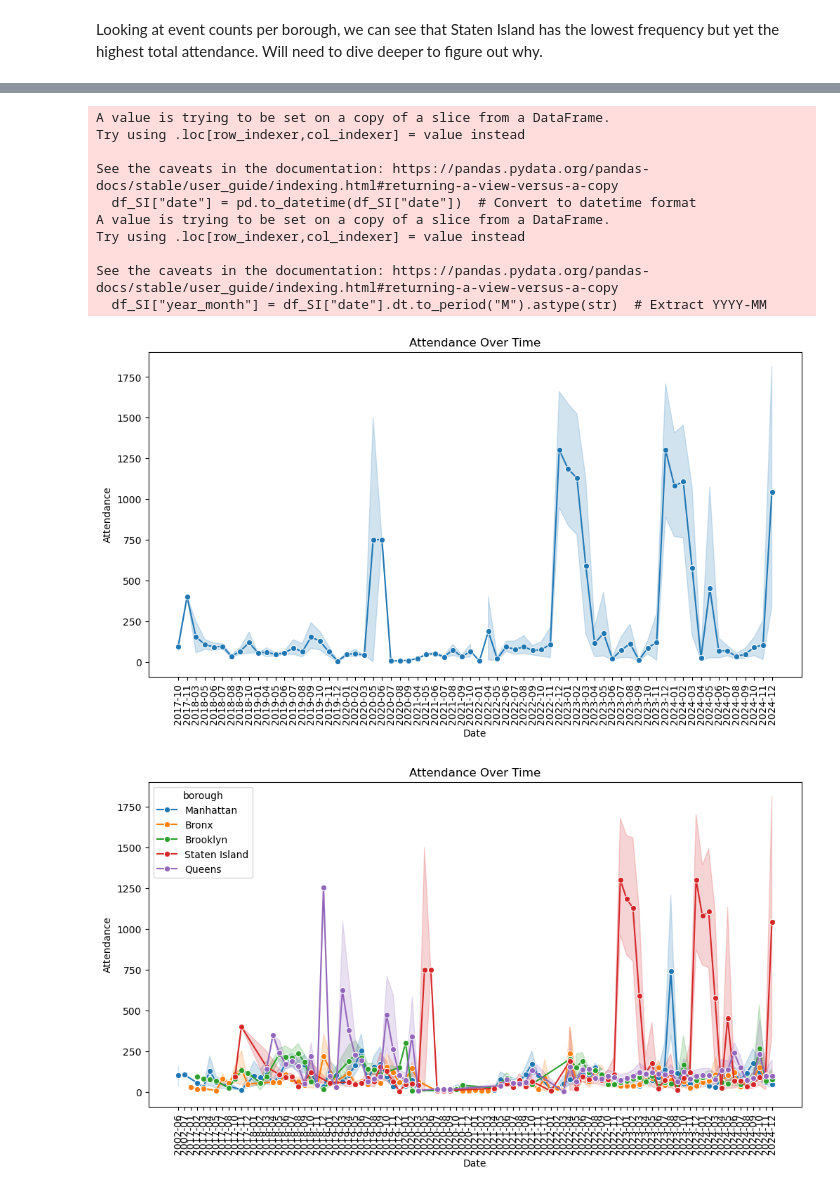
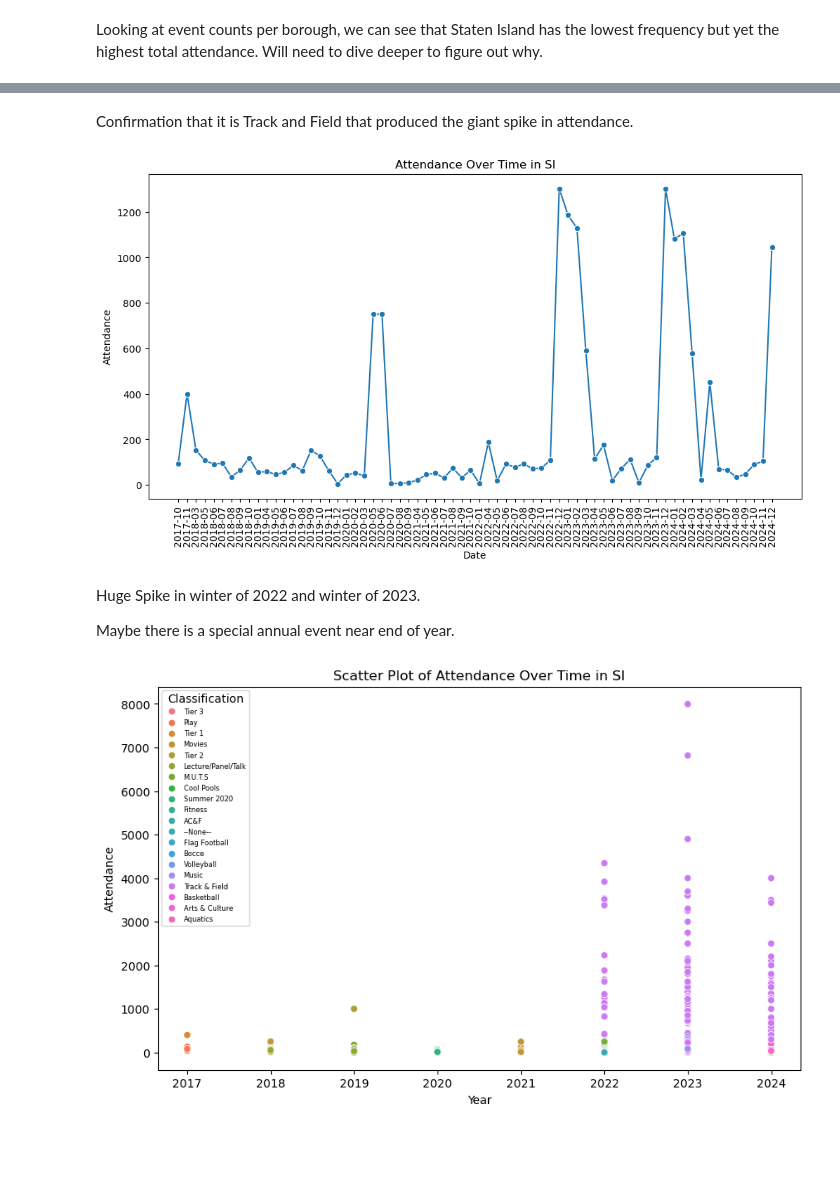
Before and after one commit to MaimunaBawa/Phase-1-Portfolio-Project, a Jupyter notebook: EDA Notebooks/Jian/Jian_NoteBook.ipynb, the cells around one changed output, grey strips where cells are left out. Saved outputs shown, nothing was run; the diff lists cells and outputs as text; code cells hidden in the pictures; blank space fills up the shorter version.

```diff
--- a/EDA Notebooks/Jian/Jian_NoteBook.ipynb
+++ b/EDA Notebooks/Jian/Jian_NoteBook.ipynb
@@ -4,4 +4,4 @@ import os
 import matplotlib.pyplot as plt
 import seaborn as sns
 
-df=pd.read_csv('/Users/sa4/Desktop/Phase-1-Portfolio-Project/csv/nyc_all_parks_filtered.csv')
+df=pd.read_csv('../../csv/nyc_all_parks_filtered.csv')
@@ -135,23 +170,11 @@ df_SI= df[df["borough"] == "Staten Island"]
-# %%
-df_SI["date"] = pd.to_datetime(df_SI["date"])  # Convert to datetime format
-df_SI["year_month"] = df_SI["date"].dt.to_period("M").astype(str)  # Extract YYYY-MM
-# %% [output]
-A value is trying to be set on a copy of a slice from a DataFrame.
-Try using .loc[row_indexer,col_indexer] = value instead
-
-See the caveats in the documentation: https://pandas.pydata.org/pandas-docs/stable/user_guide/indexing.html#returning-a-view-versus-a-copy
-  df_SI["date"] = pd.to_datetime(df_SI["date"])  # Convert to datetime format
-A value is trying to be set on a copy of a slice from a DataFrame.
-Try using .loc[row_indexer,col_indexer] = value instead
-
-See the caveats in the documentation: https://pandas.pydata.org/pandas-docs/stable/user_guide/indexing.html#returning-a-view-versus-a-copy
-  df_SI["year_month"] = df_SI["date"].dt.to_period("M").astype(str)  # Extract YYYY-MM
+# %% [markdown]
+Confirmation that it is Track and Field that produced the giant spike in attendance.
 # %%
 plt.figure(figsize=(12, 6))
-sns.lineplot(data=df_SI, x="year_month", y="attendance", marker="o", linestyle="-")
+sns.lineplot(data=df_SI, x="year_month", y="attendance", errorbar=None, marker="o", linestyle="-")
 
 # Title and labels
-plt.title("Attendance Over Time")
+plt.title("Attendance Over Time in SI")
 plt.xlabel("Date")
 plt.ylabel("Attendance")
 plt.xticks(rotation=90)  # Rotate x-axis labels for better readability
@@ -159,4 +182,4 @@ plt.xticks(rotation=90)  # Rotate x-axis labels for better readability
 # Show plot
 plt.show()
 # %% [output]
-[figure, old version]
+[figure, new version]
@@ -166,14 +186,20 @@ df["year_month"] = df["date"].dt.to_period("M").astype(str)  # Extract YYYY-MM
+# %% [markdown]
+Huge Spike in winter of 2022 and winter of 2023.
+
+Maybe there is a special annual event near end of year.
 # %%
-plt.figure(figsize=(12, 6))
-sns.lineplot(data=df, x="year_month", y="attendance", marker="o", linestyle="-",hue='borough')
+plt.figure(figsize=(10, 6))
+sns.scatterplot(data=df_SI, x="year", y="attendance",hue='classification')
 
 # Title and labels
-plt.title("Attendance Over Time")
-plt.xlabel("Date")
+plt.title("Scatter Plot of Attendance Over Time in SI")
+plt.xlabel("Year")
 plt.ylabel("Attendance")
-plt.xticks(rotation=90)  # Rotate x-axis labels for better readability
 
-# Show plot
+
+plt.legend(title="Classification", fontsize=6)  # Reduce text size
+
+# Show the plot
 plt.show()
 # %% [output]
-[figure, old version]
+[figure, new version]
```
Also changed, not shown: parts of 12 cells of this notebook, 1 other file.
